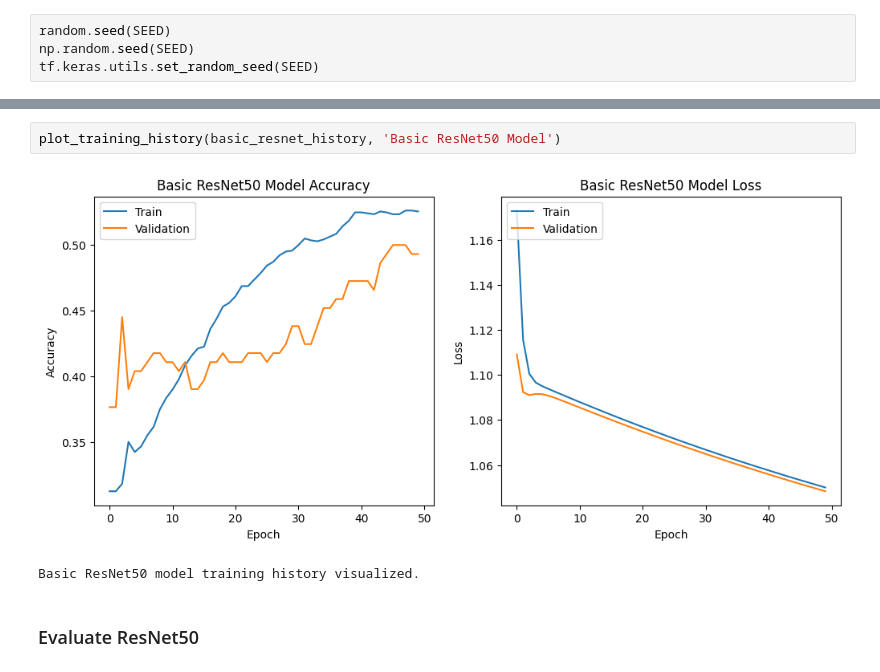
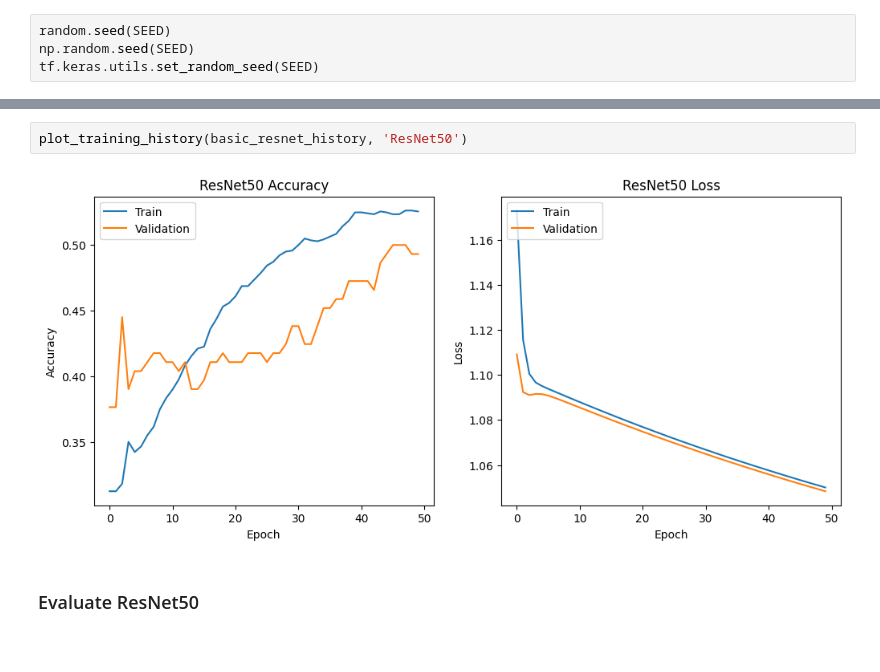
Before and after one commit to marxandreadiane/CSC713M-Breast-Cancer-Classification, a Jupyter notebook: [CSC713M]_Twin_Fairy_Tacticians_MCO(1).ipynb, the cells around one changed output, grey strips where cells are left out. Saved outputs shown, nothing was run; the diff lists cells and outputs as text.

```diff
--- a/[CSC713M]_Twin_Fairy_Tacticians_MCO(1).ipynb
+++ b/[CSC713M]_Twin_Fairy_Tacticians_MCO(1).ipynb
@@ -1511,8 +1505,7 @@ Basic ResNet50 model training completed.
 # %%
-plot_training_history(basic_resnet_history, 'Basic ResNet50 Model')
+plot_training_history(basic_resnet_history, 'ResNet50')
 # %% [output]
-[figure, old version]
+[figure, new version]
-Basic ResNet50 model training history visualized.
 # %% [markdown]
 ### Evaluate ResNet50
 # %%
```
Also changed, not shown: parts of 95 cells of this notebook, 1 other file.
